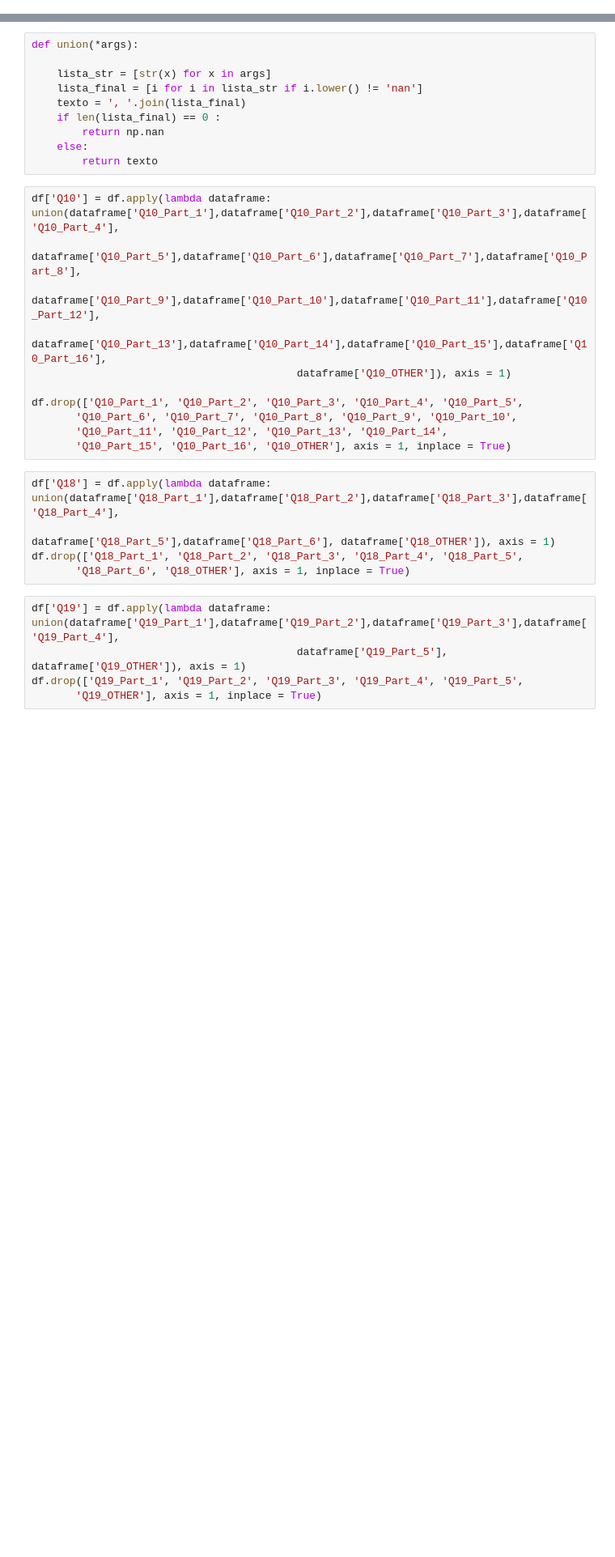
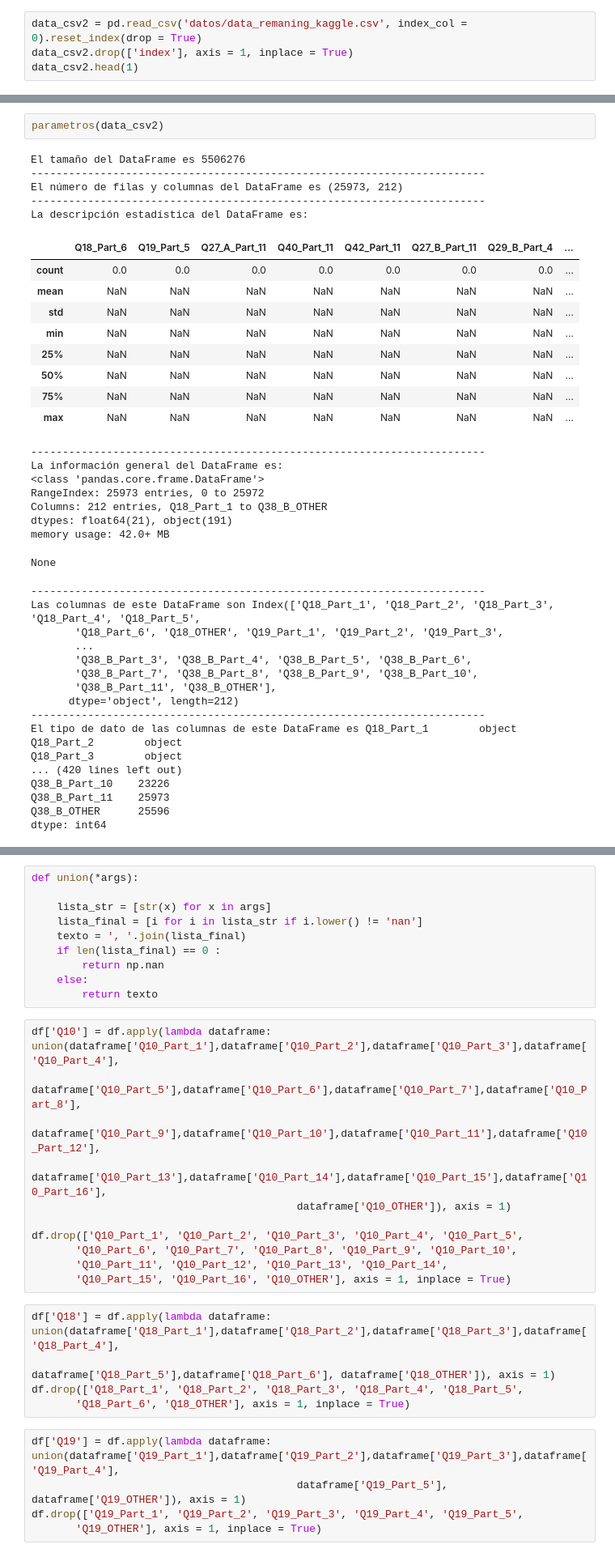
Before and after one commit to MonicaSL110/proyecto-transformacion-digital, a Jupyter notebook: unificado.ipynb, the cells around one changed output, grey strips where cells are left out. Shown: that part at 81% size. Cells and saved outputs as stored; diff of their text form; blank space fills up the shorter version.

```diff
--- a/unificado.ipynb
+++ b/unificado.ipynb
@@ -14,0 +19,4 @@ df.head(1)
+# %%
+data_csv2 = pd.read_csv('datos/data_remaning_kaggle.csv', index_col = 0).reset_index(drop = True)
+data_csv2.drop(['index'], axis = 1, inplace = True)
+data_csv2.head(1)
@@ -14,0 +134,42 @@ df.head(1)
+# %%
+parametros(data_csv2)
+# %% [output]
+El tamaño del DataFrame es 5506276
+------------------------------------------------------------------------
+El número de filas y columnas del DataFrame es (25973, 212)
+------------------------------------------------------------------------
+La descripción estadística del DataFrame es:
+|  | Q18_Part_6 | Q19_Part_5 | Q27_A_Part_11 | Q40_Part_11 | Q42_Part_11 | Q27_B_Part_11 | Q29_B_Part_4 | ... |
+| count | 0.0 | 0.0 | 0.0 | 0.0 | 0.0 | 0.0 | 0.0 | ... |
+| mean | NaN | NaN | NaN | NaN | NaN | NaN | NaN | ... |
+| std | NaN | NaN | NaN | NaN | NaN | NaN | NaN | ... |
+| min | NaN | NaN | NaN | NaN | NaN | NaN | NaN | ... |
+| 25% | NaN | NaN | NaN | NaN | NaN | NaN | NaN | ... |
+| 50% | NaN | NaN | NaN | NaN | NaN | NaN | NaN | ... |
+| 75% | NaN | NaN | NaN | NaN | NaN | NaN | NaN | ... |
+| max | NaN | NaN | NaN | NaN | NaN | NaN | NaN | ... |
+------------------------------------------------------------------------
+La información general del DataFrame es:
+<class 'pandas.core.frame.DataFrame'>
+RangeIndex: 25973 entries, 0 to 25972
+Columns: 212 entries, Q18_Part_1 to Q38_B_OTHER
+dtypes: float64(21), object(191)
+memory usage: 42.0+ MB
+None
+------------------------------------------------------------------------
+Las columnas de este DataFrame son Index(['Q18_Part_1', 'Q18_Part_2', 'Q18_Part_3', 'Q18_Part_4', 'Q18_Part_5',
+       'Q18_Part_6', 'Q18_OTHER', 'Q19_Part_1', 'Q19_Part_2', 'Q19_Part_3',
+       ...
+       'Q38_B_Part_3', 'Q38_B_Part_4', 'Q38_B_Part_5', 'Q38_B_Part_6',
+       'Q38_B_Part_7', 'Q38_B_Part_8', 'Q38_B_Part_9', 'Q38_B_Part_10',
+       'Q38_B_Part_11', 'Q38_B_OTHER'],
+      dtype='object', length=212)
+------------------------------------------------------------------------
+El tipo de dato de las columnas de este DataFrame es Q18_Part_1        object
+Q18_Part_2        object
+Q18_Part_3        object
+... (420 lines left out)
+Q38_B_Part_10    23226
+Q38_B_Part_11    25973
+Q38_B_OTHER      25596
+dtype: int64
```
Also changed, not shown: parts of 24 cells of this notebook, 4 other files.
